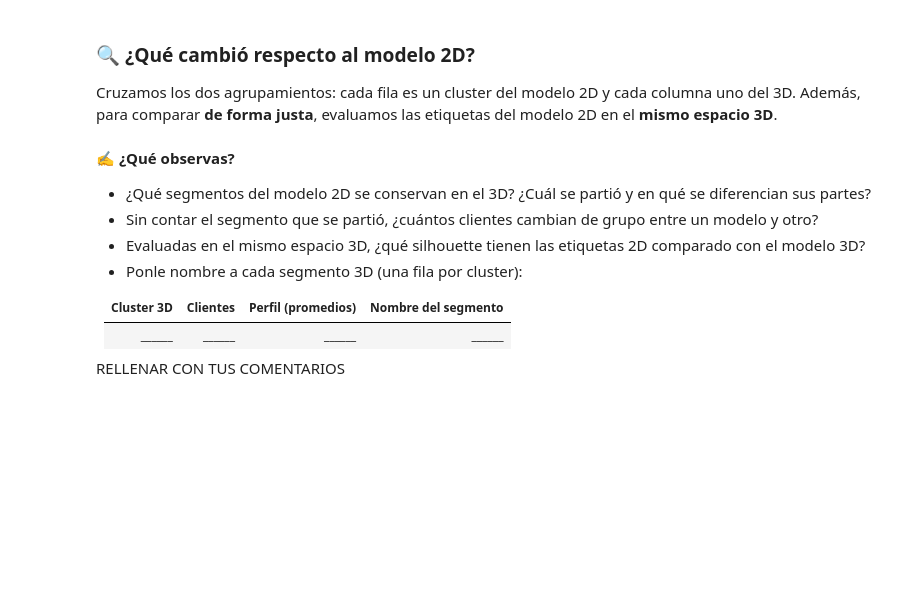
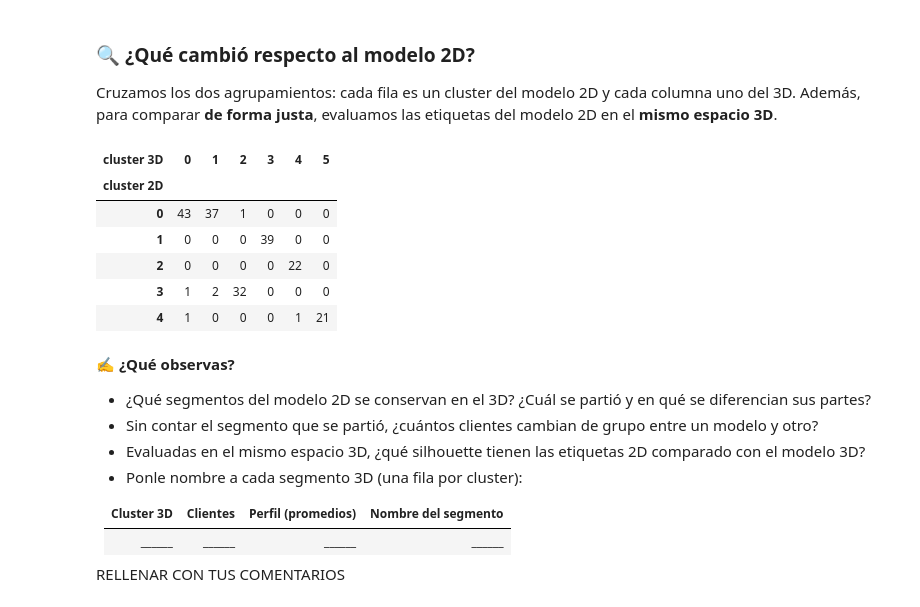
Before and after one commit to samanthalaborde-ux/aprendizaje-no-supervisado-student, a Jupyter notebook: 01-kmeans/caso_mall.ipynb, the cells around one changed output. Drawn from its saved outputs; the diff is of its cells as text; code cells hidden in the pictures; blank space fills up the shorter version.

Commit message:
K - MEAN TERMINADO

```diff
--- a/01-kmeans/caso_mall.ipynb
+++ b/01-kmeans/caso_mall.ipynb
@@ -753,3 +773,15 @@ Ya viste la relación edad–gasto en la Parte 2 y, en la Parte 5, la edad prome
 # 2. metricas_3d = tabla_metricas_k(X_3d, range(2, 11))
 # 3. Grafica el codo y la silhouette (plot_codo y plot_silueta_k) y muestra la tabla
 # ✍️ Tu código aquí
+# Escalar edad, ingreso anual y gasto
+X_3d, scaler_3d = preparar_mall(df, COLS_MALL)
+
+# Comparar entre 2 y 10 clusters
+metricas_3d = tabla_metricas_k(X_3d, range(2, 11))
+
+# Mostrar las gráficas
+plot_codo(metricas_3d['k'], metricas_3d['inercia'])
+plot_silueta_k(metricas_3d)
+
+# Mostrar la tabla
+metricas_3d
@@ -763,3 +807,12 @@ RELLENAR CON TUS COMENTARIOS
 # 3. Agrégalo a la comparación: comparacion.append(evaluar_clustering('K-Means 3D (+ edad)', X_3d, labels_3d))
 # 4. perfil_3d = perfil_clusters(df, labels_3d, COLS_MALL) y muestra la tabla
 # ✍️ Tu código aquí
+kmeans_3d = KMeans(
+    n_clusters=6,
+    n_init=10,
+    random_state=42
+).fit(X_3d)
+
+labels_3d = kmeans_3d.labels_
+
+labels_3d
@@ -765,0 +830,6 @@ RELLENAR CON TUS COMENTARIOS
+# %%
+#GUARDAR RESULTADOS
+comparacion.append(
+    evaluar_clustering('kmeans_3d (+edad)', X_3d,labels_3d)
+)
+comparacion
@@ -772,11 +866,30 @@ RELLENAR CON TUS COMENTARIOS
 Cruzamos los dos agrupamientos: cada fila es un cluster del modelo 2D y cada columna uno del 3D. Además, para comparar **de forma justa**, evaluamos las etiquetas del modelo 2D en el **mismo espacio 3D**.
 # %%
 # Esta celda va de regalo: léela con calma y ejecútala
-cruce = pd.crosstab(labels_2d, labels_3d, rownames=['cluster 2D'], colnames=['cluster 3D'])
+cruce = pd.crosstab(
+    labels_2d,
+    labels_3d,
+    rownames=['cluster 2D'],
+    colnames=['cluster 3D']
+)
 
-# Las etiquetas 2D evaluadas con las 3 variables: así sí se comparan con el modelo 3D
-comparacion.append(evaluar_clustering('K-Means 2D evaluado en 3D', X_3d, labels_2d))
+comparacion.append(
+    evaluar_clustering(
+        'K-Means 2D evaluado en 3D',
+        X_3d,
+        labels_2d
+    )
+)
+
 cruce
+# %% [output]
+| cluster 3D | 0 | 1 | 2 | 3 | 4 | 5 |
+| cluster 2D |  |  |  |  |  |  |
+| 0 | 43 | 37 | 1 | 0 | 0 | 0 |
+| 1 | 0 | 0 | 0 | 39 | 0 | 0 |
+| 2 | 0 | 0 | 0 | 0 | 22 | 0 |
+| 3 | 1 | 2 | 32 | 0 | 0 | 0 |
+| 4 | 1 | 0 | 0 | 0 | 1 | 21 |
 # %% [markdown]
 ✍️ **¿Qué observas?**
 - ¿Qué segmentos del modelo 2D se conservan en el 3D? ¿Cuál se partió y en qué se diferencian sus partes?
```
Also changed, not shown: parts of 11 cells of this notebook.
